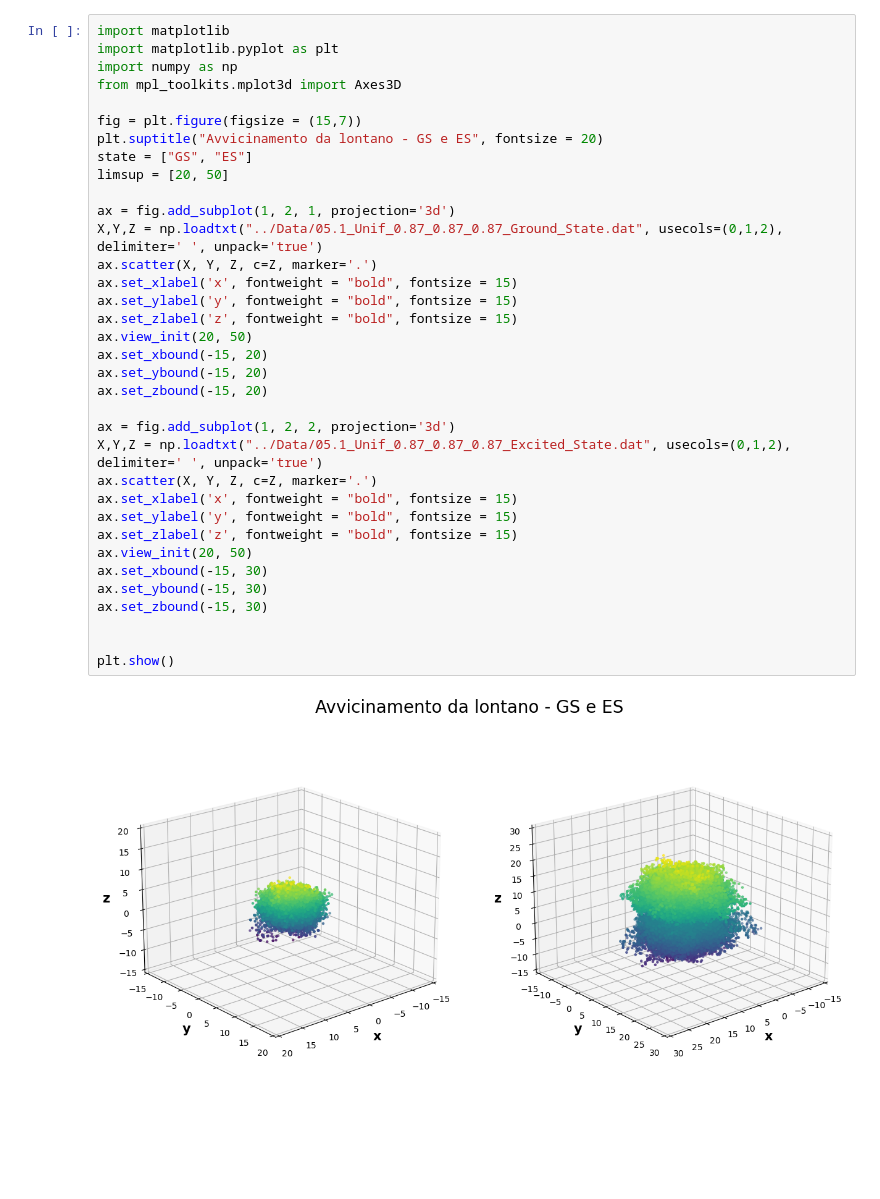
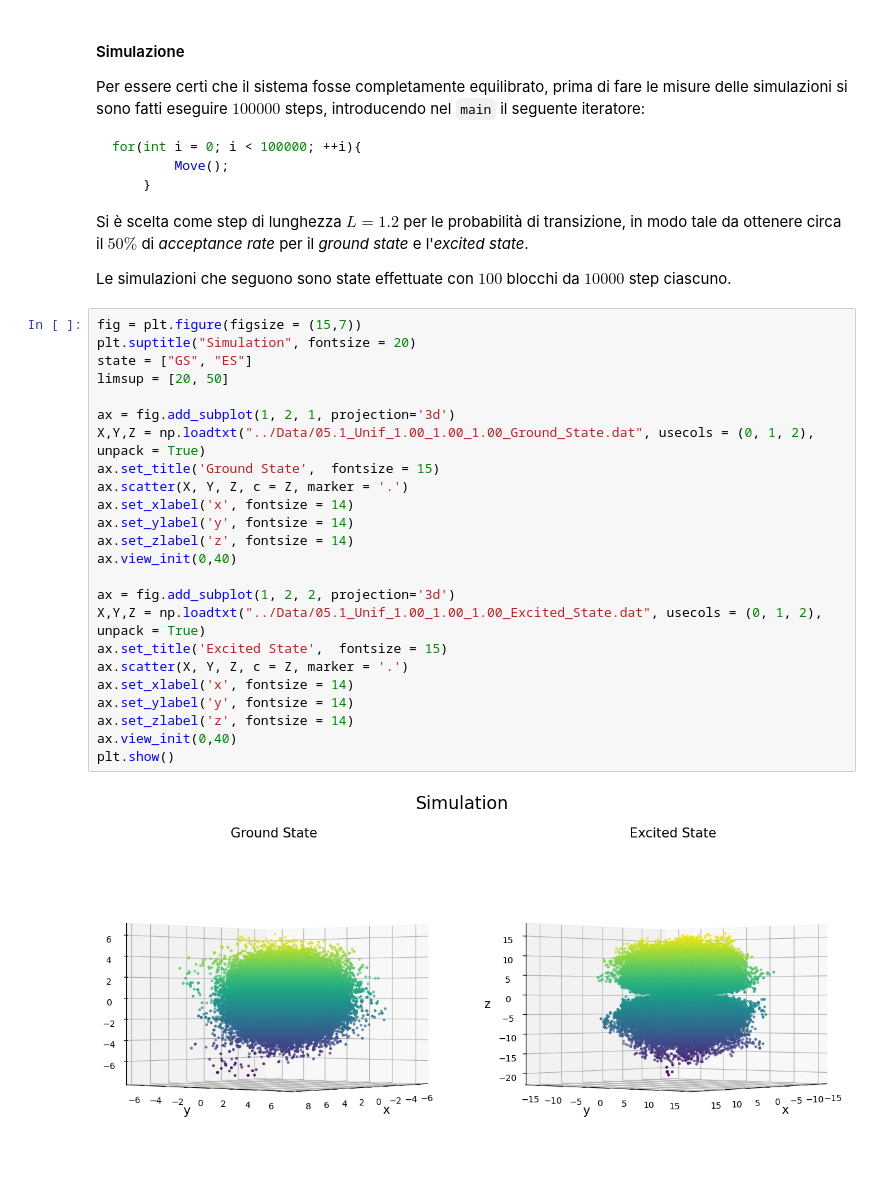
Before and after one commit to matteopicciolini/Numeric-Simulation-Laboratory, a Jupyter notebook: JupyterNotebooks/Exercises_05.ipynb, the cells around one changed output. Cells and saved outputs as stored; diff of their text form; blank space fills up the shorter version.

````diff
--- a/JupyterNotebooks/Exercises_05.ipynb
+++ b/JupyterNotebooks/Exercises_05.ipynb
@@ -66,37 +210,37 @@ Incertezza statistica :
+# %% [markdown]
+#### Simulazione
+Per essere certi che il sistema fosse completamente equilibrato, prima di fare le misure delle simulazioni si sono fatti eseguire $100000$ steps, introducendo nel `main` il seguente iteratore:
+```c++
+for(int i = 0; i < 100000; ++i){
+        Move();
+    }
+```
+Si è scelta come step di lunghezza $L=1.2$ per le probabilità di transizione, in modo tale da ottenere circa il $50\%$ di *acceptance rate* per il *ground state* e l'*excited state*.
+
+Le simulazioni che seguono sono state effettuate con $100$ blocchi da $10000$ step ciascuno.
 # %%
-import matplotlib
-import matplotlib.pyplot as plt
-import numpy as np
-from mpl_toolkits.mplot3d import Axes3D
-
 fig = plt.figure(figsize = (15,7))
-plt.suptitle("Avvicinamento da lontano - GS e ES", fontsize = 20)
+plt.suptitle("Simulation", fontsize = 20)
 state = ["GS", "ES"]
 limsup = [20, 50]
 
 ax = fig.add_subplot(1, 2, 1, projection='3d')
-X,Y,Z = np.loadtxt("../Data/05.1_Unif_0.87_0.87_0.87_Ground_State.dat", usecols=(0,1,2), delimiter=' ', unpack='true')
-ax.scatter(X, Y, Z, c=Z, marker='.')
-ax.set_xlabel('x', fontweight = "bold", fontsize = 15)
-ax.set_ylabel('y', fontweight = "bold", fontsize = 15)
-ax.set_zlabel('z', fontweight = "bold", fontsize = 15)
-ax.view_init(20, 50)
-ax.set_xbound(-15, 20)
-ax.set_ybound(-15, 20)
-ax.set_zbound(-15, 20)
+X,Y,Z = np.loadtxt("../Data/05.1_Unif_1.00_1.00_1.00_Ground_State.dat", usecols = (0, 1, 2), unpack = True)
+ax.set_title('Ground State',  fontsize = 15)
+ax.scatter(X, Y, Z, c = Z, marker = '.')
+ax.set_xlabel('x', fontsize = 14)
+ax.set_ylabel('y', fontsize = 14)
+ax.set_zlabel('z', fontsize = 14)
+ax.view_init(0,40)
 
 ax = fig.add_subplot(1, 2, 2, projection='3d')
-X,Y,Z = np.loadtxt("../Data/05.1_Unif_0.87_0.87_0.87_Excited_State.dat", usecols=(0,1,2), delimiter=' ', unpack='true')
-ax.scatter(X, Y, Z, c=Z, marker='.')
-ax.set_xlabel('x', fontweight = "bold", fontsize = 15)
-ax.set_ylabel('y', fontweight = "bold", fontsize = 15)
-ax.set_zlabel('z', fontweight = "bold", fontsize = 15)
-ax.view_init(20, 50)
-ax.set_xbound(-15, 30)
-ax.set_ybound(-15, 30)
-ax.set_zbound(-15, 30)
-
-
+X,Y,Z = np.loadtxt("../Data/05.1_Unif_1.00_1.00_1.00_Excited_State.dat", usecols = (0, 1, 2), unpack = True)
+ax.set_title('Excited State',  fontsize = 15)
+ax.scatter(X, Y, Z, c = Z, marker = '.')
+ax.set_xlabel('x', fontsize = 14)
+ax.set_ylabel('y', fontsize = 14)
+ax.set_zlabel('z', fontsize = 14)
+ax.view_init(0,40)
 plt.show()
 # %% [output]
-[figure, old version]
+[figure, new version]
````
Also changed, not shown: parts of 17 cells of this notebook, 37 other files.
